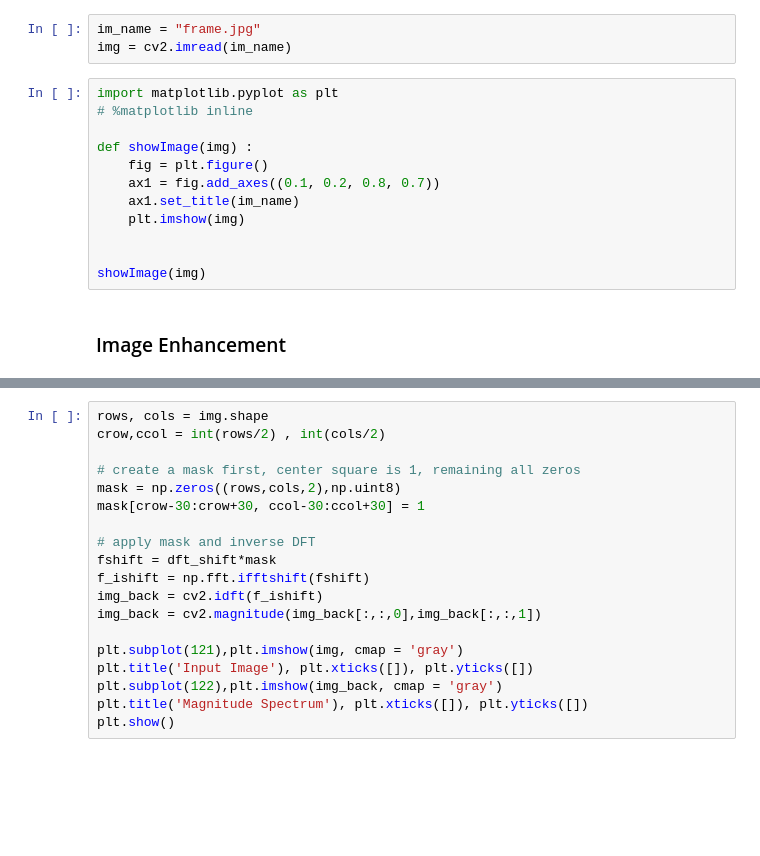
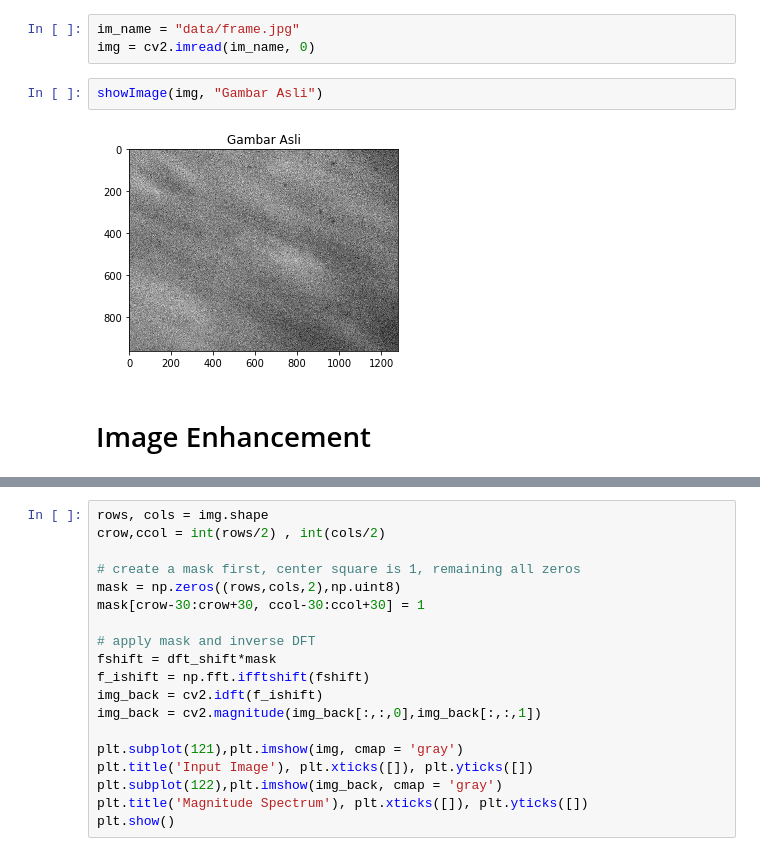
Before and after one commit to mhilmiasyrofi/hilal-detection, a Jupyter notebook: Experiment.ipynb, the cells around one changed output, grey strips where cells are left out. Saved outputs shown, nothing was run; the diff lists cells and outputs as text; blank space fills up the shorter version.

```diff
--- a/Experiment.ipynb
+++ b/Experiment.ipynb
@@ -4,17 +12,9 @@ import numpy as np
 # %%
-im_name = "frame.jpg"
-img = cv2.imread(im_name)
+im_name = "data/frame.jpg"
+img = cv2.imread(im_name, 0)
-# %%
-import matplotlib.pyplot as plt
-# %matplotlib inline
-
-def showImage(img) :
-    fig = plt.figure()
-    ax1 = fig.add_axes((0.1, 0.2, 0.8, 0.7))
-    ax1.set_title(im_name)
-    plt.imshow(img)
-
-
-showImage(img)
+# %%
+showImage(img, "Gambar Asli")
+# %% [output]
+[figure, added]
 # %% [markdown]
-### Image Enhancement
+# Image Enhancement
```
Also changed, not shown: parts of 9 cells of this notebook.
